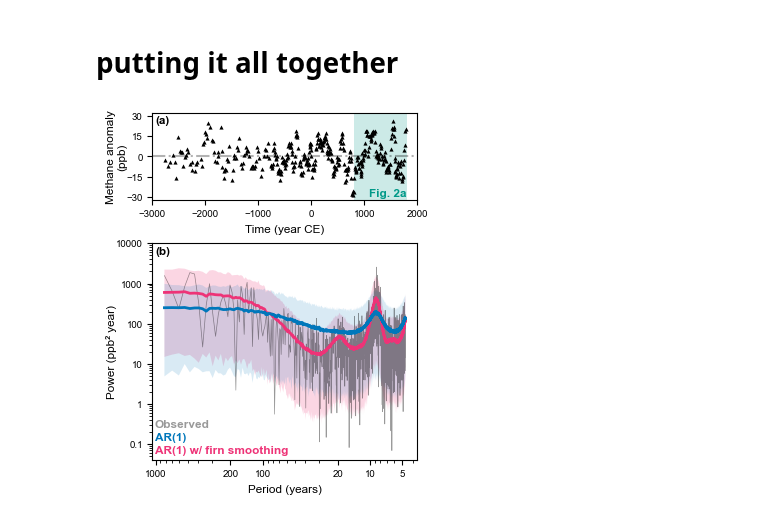
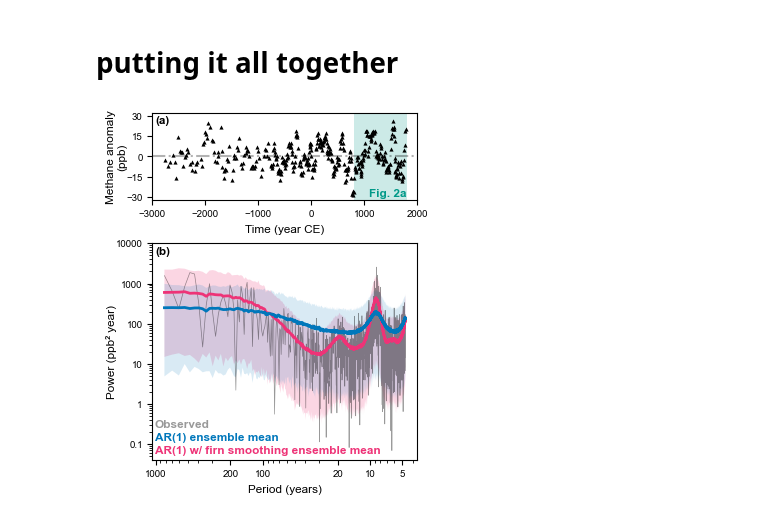
Before and after one commit to ericjmei/methane_noise_forcing, a Jupyter notebook: notebooks/figures_for_publication/power_spectrum.ipynb, the cells around one changed output. Saved outputs shown, nothing was run; the diff lists cells and outputs as text; code cells hidden in the pictures.

Commit message:
changed figure 1 legend label
- "ensemble mean" added to noise power spectrum

```diff
--- a/notebooks/figures_for_publication/power_spectrum.ipynb
+++ b/notebooks/figures_for_publication/power_spectrum.ipynb
@@ -351,33 +351,33 @@ ax_psd.text(
     transform=ax_psd.transAxes
 )
 ax_psd.text(
     legend_x, legend_y_start + legend_dy,
-    "AR(1)",
+    "AR(1) ensemble mean",
     color=colors["red_noise"],
     fontweight="bold",
     ha="left", va="bottom",
     transform=ax_psd.transAxes
 )
 ax_psd.text(
     legend_x, legend_y_start,
-    "AR(1) w/ firn smoothing",
+    "AR(1) w/ firn smoothing ensemble mean",
     color=colors["red_noise_filtered"],
     fontweight="bold",
     ha="left", va="bottom",
     transform=ax_psd.transAxes
 )
 
 # (3) Top left bold (b)
 ax_psd.text(
     0.01, 0.985,
     "(b)",
     transform=ax_psd.transAxes,
     va="top", ha="left",
     fontweight="bold"
 )
 
 # save figure in pdf format
 name = "fig_1"
 fig.savefig(f"{cfg.paths.figures_dir}/for_publication/{name}.pdf", bbox_inches="tight", dpi=300)
 # %% [output]
-[figure, old version]
+[figure, new version]
```
Also changed, not shown: parts of 1 cell of this notebook.
